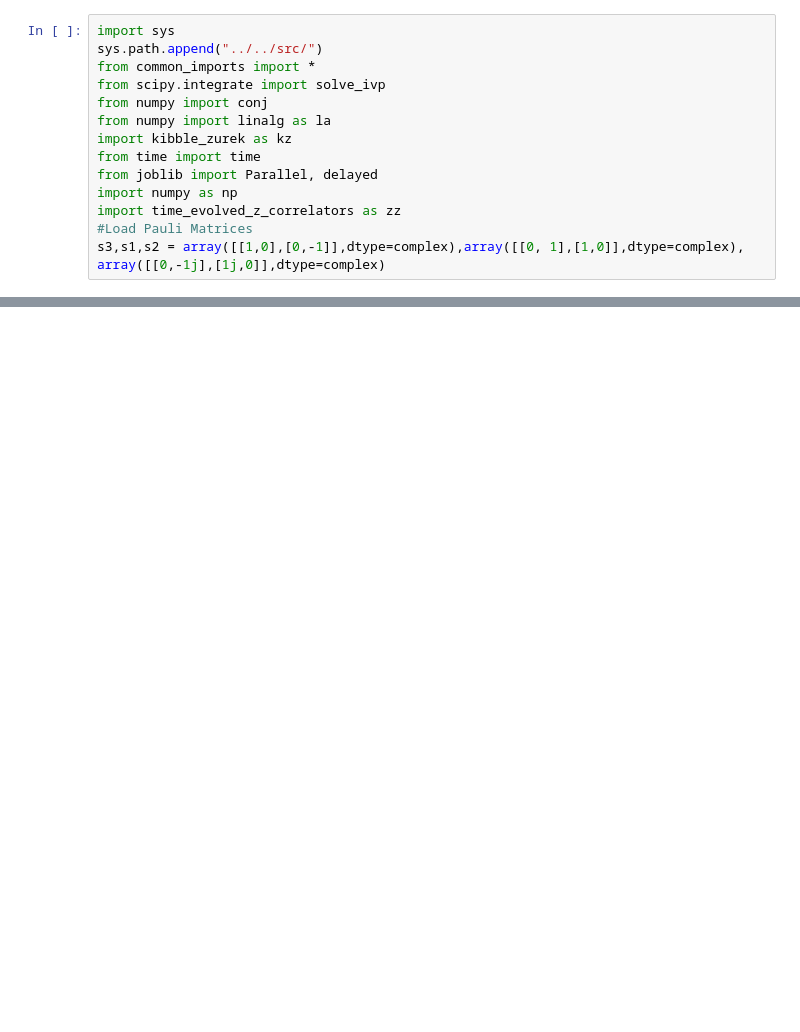
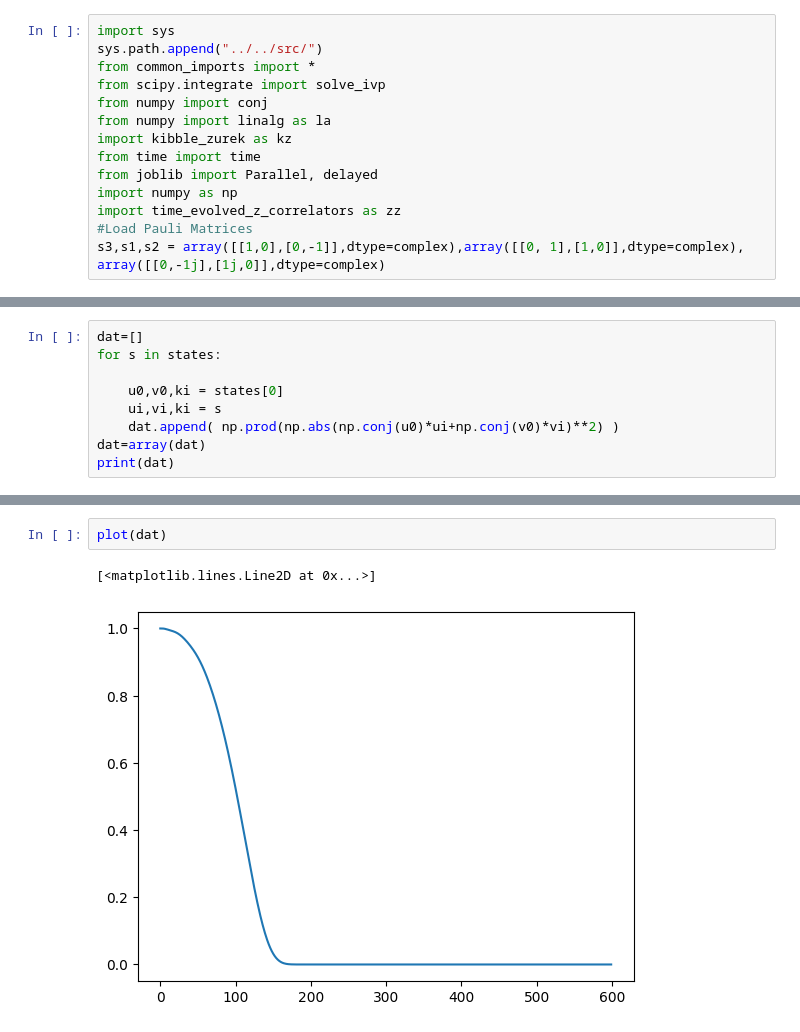
Before and after one commit to KristianMunnikhuis/subsystem_loschmidt_echo, a Jupyter notebook: scripts/0_quench_then_hold/quench_then_hold.ipynb, the cells around one changed output, grey strips where cells are left out. Drawn from its saved outputs; the diff is of its cells as text; blank space fills up the shorter version.

```diff
--- a/scripts/0_quench_then_hold/quench_then_hold.ipynb
+++ b/scripts/0_quench_then_hold/quench_then_hold.ipynb
@@ -87,0 +101,9 @@ def landau_states(tau, L,alpha=1,ts=0):
+# %%
+dat=[]
+for s in states:
+
+    u0,v0,ki = states[0]
+    ui,vi,ki = s
+    dat.append( np.prod(np.abs(np.conj(u0)*ui+np.conj(v0)*vi)**2) )
+dat=array(dat)
+print(dat)
@@ -87,0 +128,5 @@ def landau_states(tau, L,alpha=1,ts=0):
+# %%
+plot(dat)
+# %% [output]
+[<matplotlib.lines.Line2D at 0x...>]
+[figure, added]
```
Also changed, not shown: parts of 12 cells of this notebook, 2 other files.
